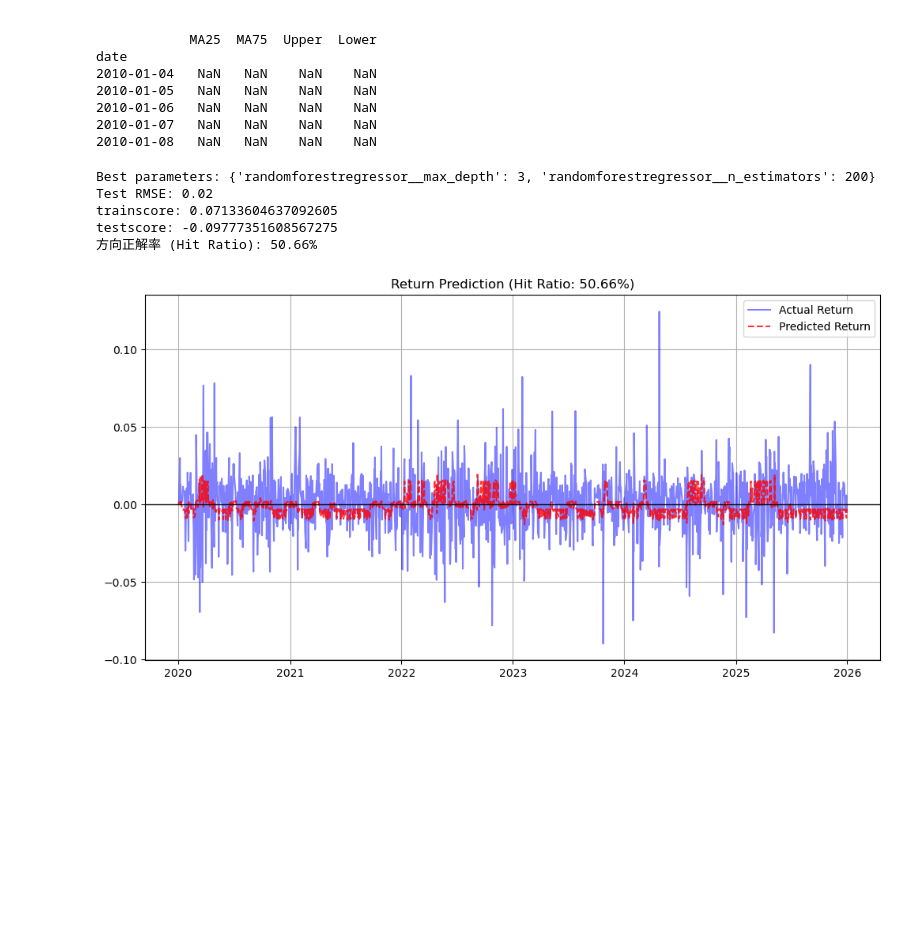
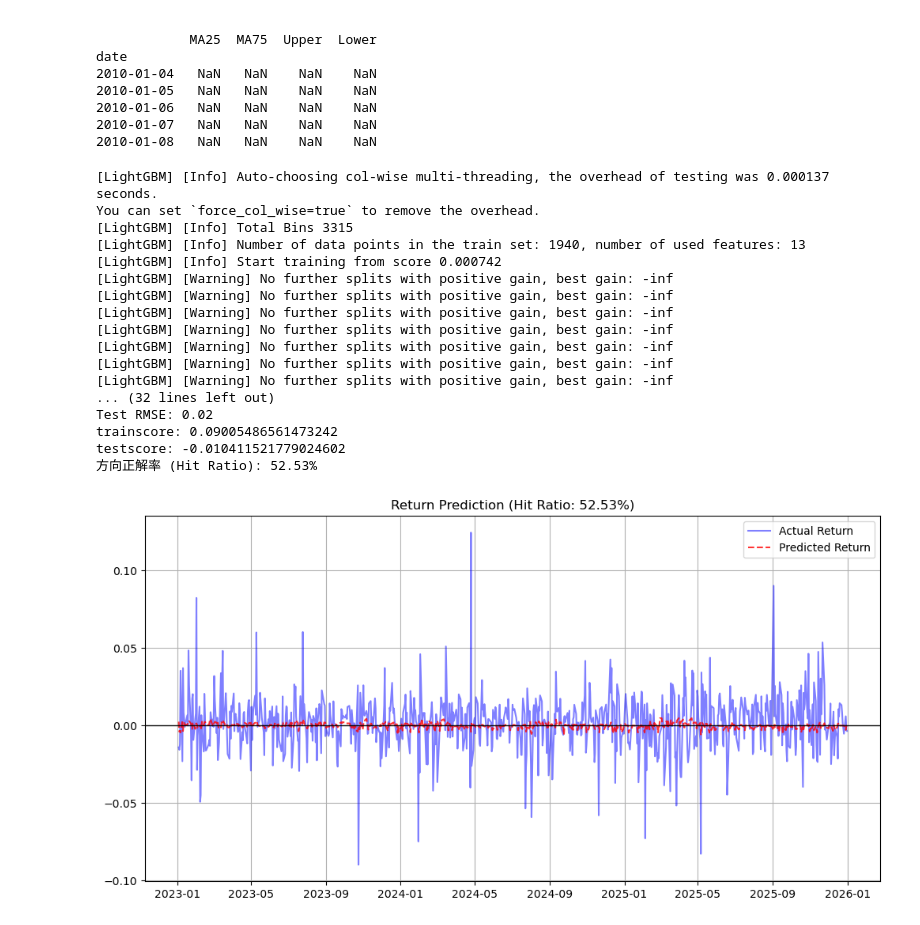
Before and after one commit to hayato2001103012-cell/invest, a Jupyter notebook: 株価予想モデル.ipynb, the cells around one changed output. Saved outputs shown, nothing was run; the diff lists cells and outputs as text; code cells hidden in the pictures; blank space fills up the shorter version.

```diff
--- a/株価予想モデル.ipynb
+++ b/株価予想モデル.ipynb
@@ -39,7 +39,7 @@ df.set_index('date', inplace=True)
 
 # 3. 直近5年分（2020年以降）に絞る
 # 今、インデックスが日付になったので、この比較が動くようになります！
-df_recent = df[df.index >= '2010-01-01'].copy()
+df_recent = df[df.index >= '2015-01-01'].copy()
 
 # 4. テクニカル指標の計算
 df_recent['MA25'] = df_recent['close'].rolling(window=25).mean()
@@ -87,6 +87,7 @@ from sklearn.pipeline import make_pipeline
 from sklearn.preprocessing import StandardScaler
 from sklearn.model_selection import TimeSeriesSplit, cross_validate
 from sklearn.model_selection import GridSearchCV
+import lightgbm as lgb
 # --- ここを変えるだけで劇的に変わります！ ---
 
 # 1. 目的変数を「価格」ではなく「対数収益率（変化率）」にする
@@ -123,9 +124,9 @@ df_recent['Volatility'] = df_recent['return'].rolling(window=20).std()
 
 # 4. ラグ特徴量（過去の記憶）
 # 昨日、一昨日、3日前の変化率を入れる
-df_recent['return_Lag1'] = df_recent['return'].shift(1)
-df_recent['return_Lag2'] = df_recent['return'].shift(2)
-df_recent['return_Lag3'] = df_recent['return'].shift(3)
+df_recent['return_lag1'] = df_recent['return'].shift(1)
+df_recent['return_lag2'] = df_recent['return'].shift(2)
+df_recent['return_lag3'] = df_recent['return'].shift(3)
 
 # NaNが出るので削除
 df_ml = df_recent.dropna().copy()
@@ -138,19 +139,22 @@ features = [
     'return', 'return_lag1', 'return_lag2', 'return_lag3']
 X = df_ml[features]  # 今日のデータ（ヒント）
 y = df_ml['target']  # 明日のデータ（正解）
-train_mask = X.index < '2020-01-01'
-test_mask = X.index >= '2020-01-01'
+train_mask = X.index < '2023-01-01'
+test_mask = X.index >= '2023-01-01'
 X_train = X[train_mask]
 y_train = y[train_mask]
 X_test = X[test_mask]
 y_test = y[test_mask]
 pipeline = make_pipeline(
     StandardScaler(),
-    RandomForestRegressor( random_state=42))
+    lgb.LGBMRegressor(random_state=42))
 GridSearchCV_params = {
-    'randomforestregressor__n_estimators': [50, 100, 200],
-    'randomforestregressor__max_depth': [3,5,8,10]}
-tscv_grid = TimeSeriesSplit(n_splits=5)
+    'lgbmregressor__n_estimators': [100, 300],    # 木の数
+    'lgbmregressor__num_leaves': [15, 31, 50],    # 葉の数（複雑さ）
+    'lgbmregressor__learning_rate': [0.01, 0.05], # 学習率
+    'lgbmregressor__max_depth': [-1, 5, 10]       # 木の深さ
+}     # 木の深さ
+tscv_grid = TimeSeriesSplit(n_splits=3)
 grid_search = GridSearchCV(
     pipeline,
     GridSearchCV_params,
@@ -166,35 +170,47 @@ rmse = np.sqrt(mse)
 print(f"Test RMSE: {rmse:.2f}")
 print("trainscore:", best_model.score(X_train, y_train))
 print("testscore:", best_model.score(X_test, y_test))
 import pandas as pd
 import matplotlib.pyplot as plt
 from sklearn.metrics import accuracy_score
 
 # 1. 「数値」を「プラスかマイナスか」に変換する
 # 正解：上がった(True) / 下がった(False)
 y_test_direction = y_test > 0
 # 予測：上がるて言った(True) / 下がるて言った(False)
 y_pred_direction = y_pred > 0
 
 # 2. 方向が一致した確率（正解率）を計算
 hit_ratio = accuracy_score(y_test_direction, y_pred_direction)
 
 print(f"方向正解率 (Hit Ratio): {hit_ratio * 100:.2f}%")
 
 # 3. グラフで見てみる
 # 予測値（赤）が、0のラインより上にある時に、青い線も上にあればOKです
 plt.figure(figsize=(12, 6))
 plt.plot(y_test.index, y_test, label='Actual Return', alpha=0.5, color='blue')
 plt.plot(y_test.index, y_pred, label='Predicted Return', alpha=0.8, color='red', linestyle='--')
 plt.axhline(0, color='black', linewidth=1) # 0のライン（基準）
 plt.title(f"Return Prediction (Hit Ratio: {hit_ratio:.2%})")
 plt.legend()
 plt.grid(True)
 plt.show()
 # %% [output]
-Best parameters: {'randomforestregressor__max_depth': 3, 'randomforestregressor__n_estimators': 200}
+[LightGBM] [Info] Auto-choosing col-wise multi-threading, the overhead of testing was 0.000137 seconds.
+You can set `force_col_wise=true` to remove the overhead.
+[LightGBM] [Info] Total Bins 3315
+[LightGBM] [Info] Number of data points in the train set: 1940, number of used features: 13
+[LightGBM] [Info] Start training from score 0.000742
+[LightGBM] [Warning] No further splits with positive gain, best gain: -inf
+[LightGBM] [Warning] No further splits with positive gain, best gain: -inf
+[LightGBM] [Warning] No further splits with positive gain, best gain: -inf
+[LightGBM] [Warning] No further splits with positive gain, best gain: -inf
+[LightGBM] [Warning] No further splits with positive gain, best gain: -inf
+[LightGBM] [Warning] No further splits with positive gain, best gain: -inf
+[LightGBM] [Warning] No further splits with positive gain, best gain: -inf
+... (32 lines left out)
 Test RMSE: 0.02
-trainscore: 0.07133604637092605
-testscore: -0.09777351608567275
-方向正解率 (Hit Ratio): 50.66%
+trainscore: 0.09005486561473242
+testscore: -0.010411521779024602
+方向正解率 (Hit Ratio): 52.53%
-[figure, old version]
+[figure, new version]
```
Also changed, not shown: parts of 1 cell of this notebook.
